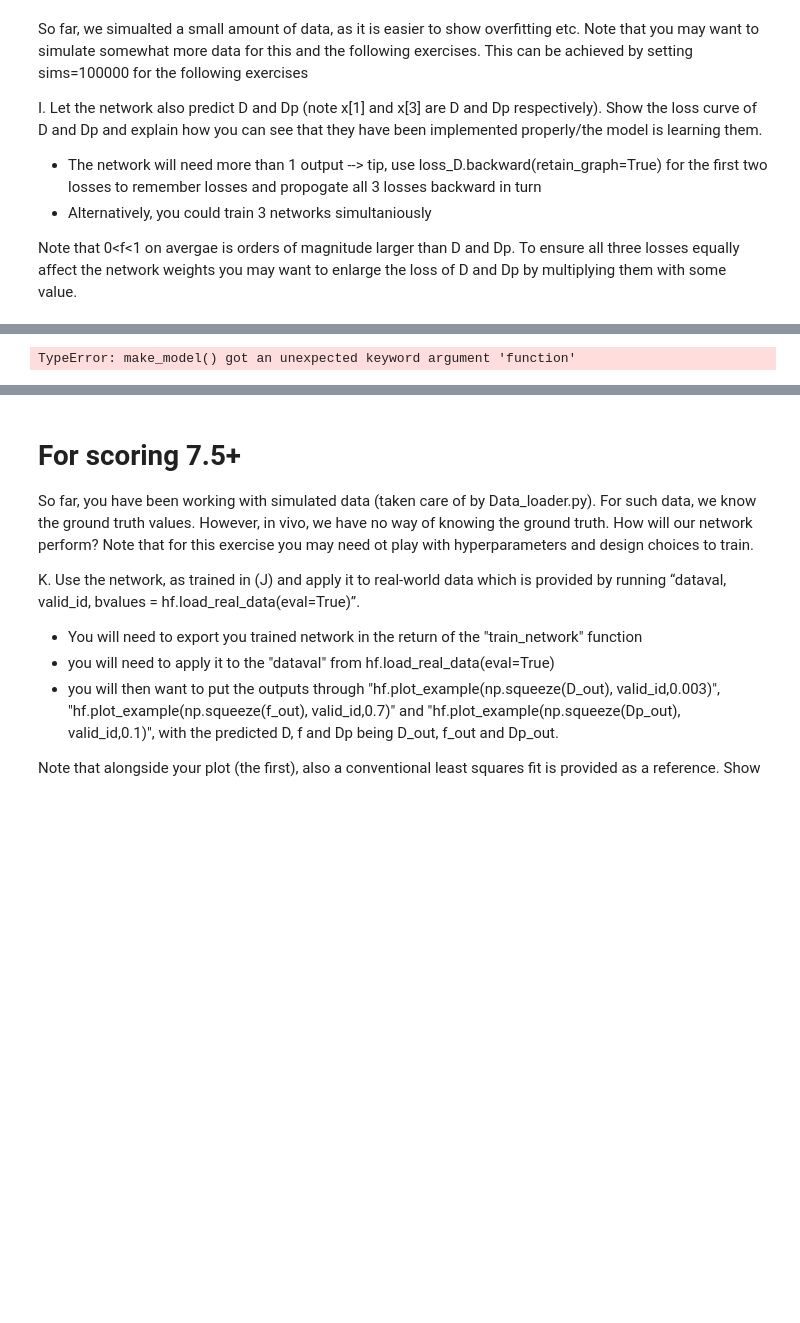
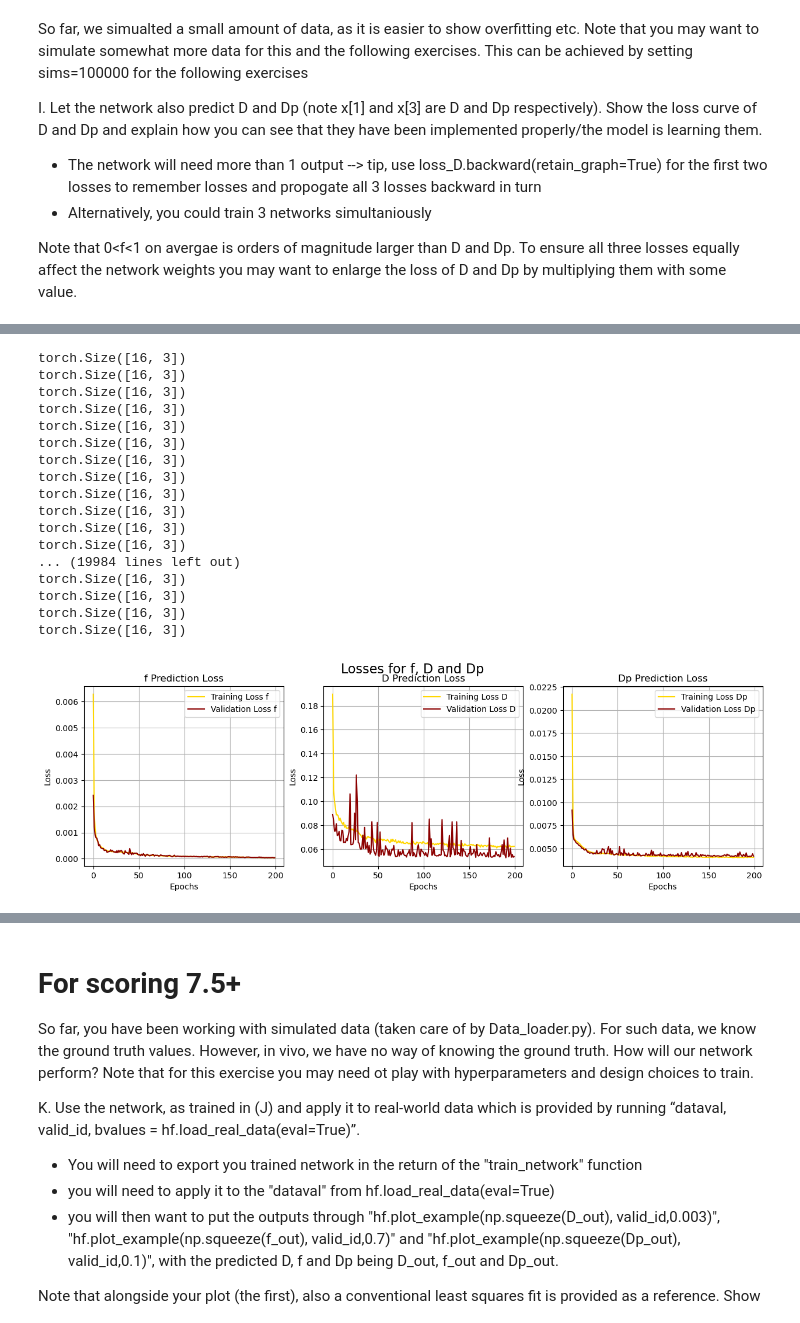
Before and after one commit to zoeazra/AI4MedicalImaging, a Jupyter notebook: Assignment 1/exercise_1.ipynb, the cells around one changed output, grey strips where cells are left out. Saved outputs shown, nothing was run; the diff lists cells and outputs as text; code cells hidden in the pictures; blank space fills up the shorter version.

```diff
--- a/Assignment 1/exercise_1.ipynb
+++ b/Assignment 1/exercise_1.ipynb
@@ -971,7 +971,7 @@ Note that 0<f<1 on avergae is orders of magnitude larger than D and Dp. To ensur
 # %%
 
 #function that trains the model and logs the results, including the loss and the error metrics
-def train_val_network_mult(model, trainloader, inferloader, testloader, loss_module, device, optimizer, epochs=200, loss_scale=100):
+def train_val_network_mult(model, trainloader, inferloader, testloader, loss_module, device, optimizer, epochs=200, loss_scale=10):
 
     train_losses_f, train_losses_D, train_losses_Dp = [], [], []
     val_losses_f, val_losses_D, val_losses_Dp = [], [], []
@@ -1005,6 +1005,7 @@ def train_val_network_mult(model, trainloader, inferloader, testloader, loss_mod
             x, f_true, D_true, Dp_true = x.to(device), f_true.to(device), D_true.to(device), Dp_true.to(device)
 
             outputs = model(x)
+            print(outputs.shape)
 
             # put the data through the neural network
             f_pred, D_pred, Dp_pred = outputs[:, 0], outputs[:, 1], outputs[:, 2]
@@ -1065,7 +1066,9 @@ def train_val_network_mult(model, trainloader, inferloader, testloader, loss_mod
 
 
             # put the data through the neural network
-            f_pred, D_pred, Dp_pred = model(x)
+            outputs = model(x)
+            # put the data through the neural network
+            f_pred, D_pred, Dp_pred = outputs[:, 0], outputs[:, 1], outputs[:, 2]
 
             # calculate loss (compare predicted f to the ground trueth)
             loss_f = loss_module(f_pred, f_true)
@@ -1146,31 +1149,54 @@ def train_val_network_mult(model, trainloader, inferloader, testloader, loss_mod
 
     return train_losses_f, val_losses_f, train_losses_D, val_losses_D, train_losses_Dp, val_losses_Dp
 # %%
-model, trainloader, inferloader, testloader, loss_module, device, opt = create_data_model('test', optimizer="SGD", learningrate=0.1, n_outputs=3, sims=1000)
+model, trainloader, inferloader, testloader, loss_module, device, opt = create_data_model('test', optimizer="SGD", learningrate=0.1, n_outputs=3, sims=5000)
 train_losses_f, val_losses_f, train_losses_D, val_losses_D, train_losses_Dp, val_losses_Dp = train_val_network_mult(model, trainloader, inferloader, testloader, loss_module, device, opt, epochs=200)
 
 fig, axes = plt.subplots(1, 3, figsize=(15,4))
 fig.suptitle("Losses for f, D and Dp", fontsize=16)
 axes[0].plot(range(len(train_losses_f)), train_losses_f, label="Training Loss f", color="gold")
 axes[0].plot(range(len(val_losses_f)), val_losses_f, label="Validation Loss f", color="darkred")
 axes[0].set_xlabel("Epochs")
 axes[0].set_ylabel("Loss")
+axes[0].legend()
+axes[0].grid(True)
 axes[0].set_title("f Prediction Loss")
 
 axes[1].plot(range(len(train_losses_D)), train_losses_D, label="Training Loss D", color="gold")
 axes[1].plot(range(len(val_losses_D)), val_losses_D, label="Validation Loss D", color="darkred")
 axes[1].set_xlabel("Epochs")
 axes[1].set_ylabel("Loss")
+axes[1].legend()
+axes[1].grid(True)
 axes[1].set_title("D Prediction Loss")
 
 axes[2].plot(range(len(train_losses_Dp)), train_losses_Dp, label="Training Loss Dp", color="gold")
 axes[2].plot(range(len(val_losses_Dp)), val_losses_Dp, label="Validation Loss Dp", color="darkred")
 axes[2].set_xlabel("Epochs")
 axes[2].set_ylabel("Loss")
+axes[2].legend()
+axes[2].grid(True)
 axes[2].set_title("Dp Prediction Loss")
 plt.show()
 # %% [output]
 [interactive output not drawn]
-TypeError: make_model() got an unexpected keyword argument 'function'
+torch.Size([16, 3])
+torch.Size([16, 3])
+torch.Size([16, 3])
+torch.Size([16, 3])
+torch.Size([16, 3])
+torch.Size([16, 3])
+torch.Size([16, 3])
+torch.Size([16, 3])
+torch.Size([16, 3])
+torch.Size([16, 3])
+torch.Size([16, 3])
+torch.Size([16, 3])
+... (19984 lines left out)
+torch.Size([16, 3])
+torch.Size([16, 3])
+torch.Size([16, 3])
+torch.Size([16, 3])
+[figure, added]
 # %% [markdown]
 J.	Use the sigmoid in the final layer to constrain 0.5e-3 <D< 3.5e-3; 0<f<1; 5e-3<D*<130e-3. Explain how you did this.
```
Also changed, not shown: parts of 1 cell of this notebook.
